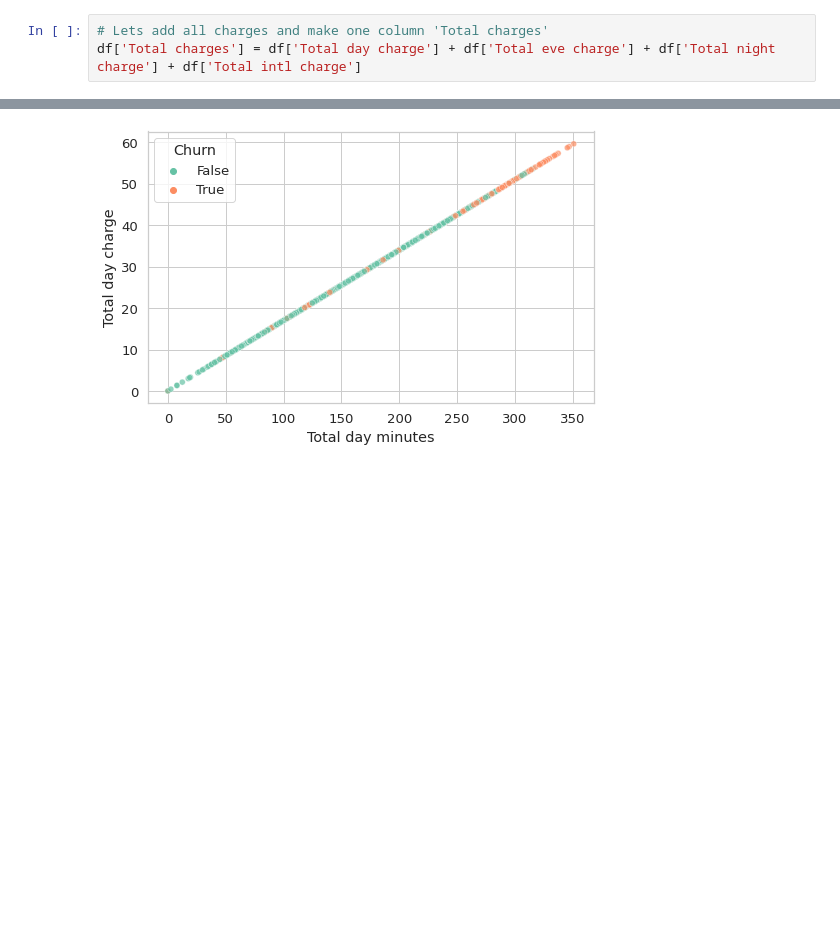
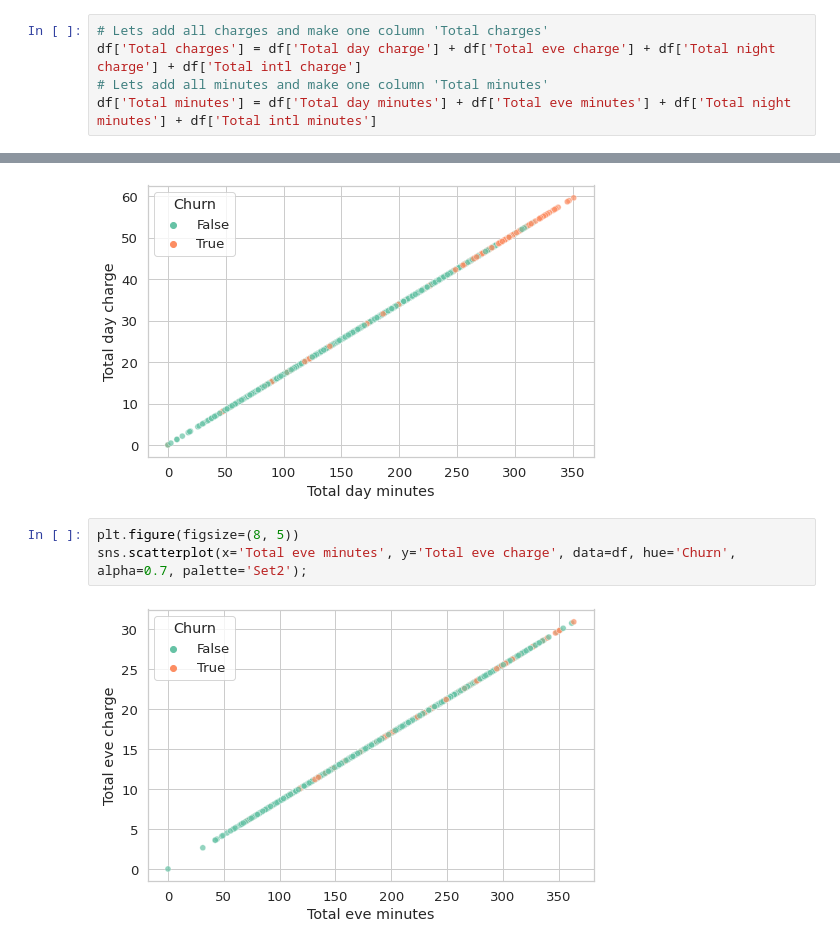
Before and after one commit to GhostML/Telecom-Churn-EDA, a Jupyter notebook: Telecom_Churn_Analysis_Capstone_Project.ipynb, the cells around one changed output, grey strips where cells are left out. Drawn from its saved outputs; the diff is of its cells as text; blank space fills up the shorter version.

```diff
--- a/Telecom_Churn_Analysis_Capstone_Project.ipynb
+++ b/Telecom_Churn_Analysis_Capstone_Project.ipynb
@@ -306,4 +326,6 @@ for i, j in zip(total_list, axes):
 # %%
 # Lets add all charges and make one column 'Total charges'
 df['Total charges'] = df['Total day charge'] + df['Total eve charge'] + df['Total night charge'] + df['Total intl charge']
+# Lets add all minutes and make one column 'Total minutes'
+df['Total minutes'] = df['Total day minutes'] + df['Total eve minutes'] + df['Total night minutes'] + df['Total intl minutes']
 # %%
@@ -323,3 +345,8 @@ plt.figure(figsize=(8, 5))
 sns.scatterplot(x='Total day minutes', y='Total day charge', data=df, hue='Churn', alpha=0.7, palette='Set2');
 # %% [output]
 [figure]
+# %%
+plt.figure(figsize=(8, 5))
+sns.scatterplot(x='Total eve minutes', y='Total eve charge', data=df, hue='Churn', alpha=0.7, palette='Set2');
+# %% [output]
+[figure, added]
```
Also changed, not shown: parts of 17 cells of this notebook.
